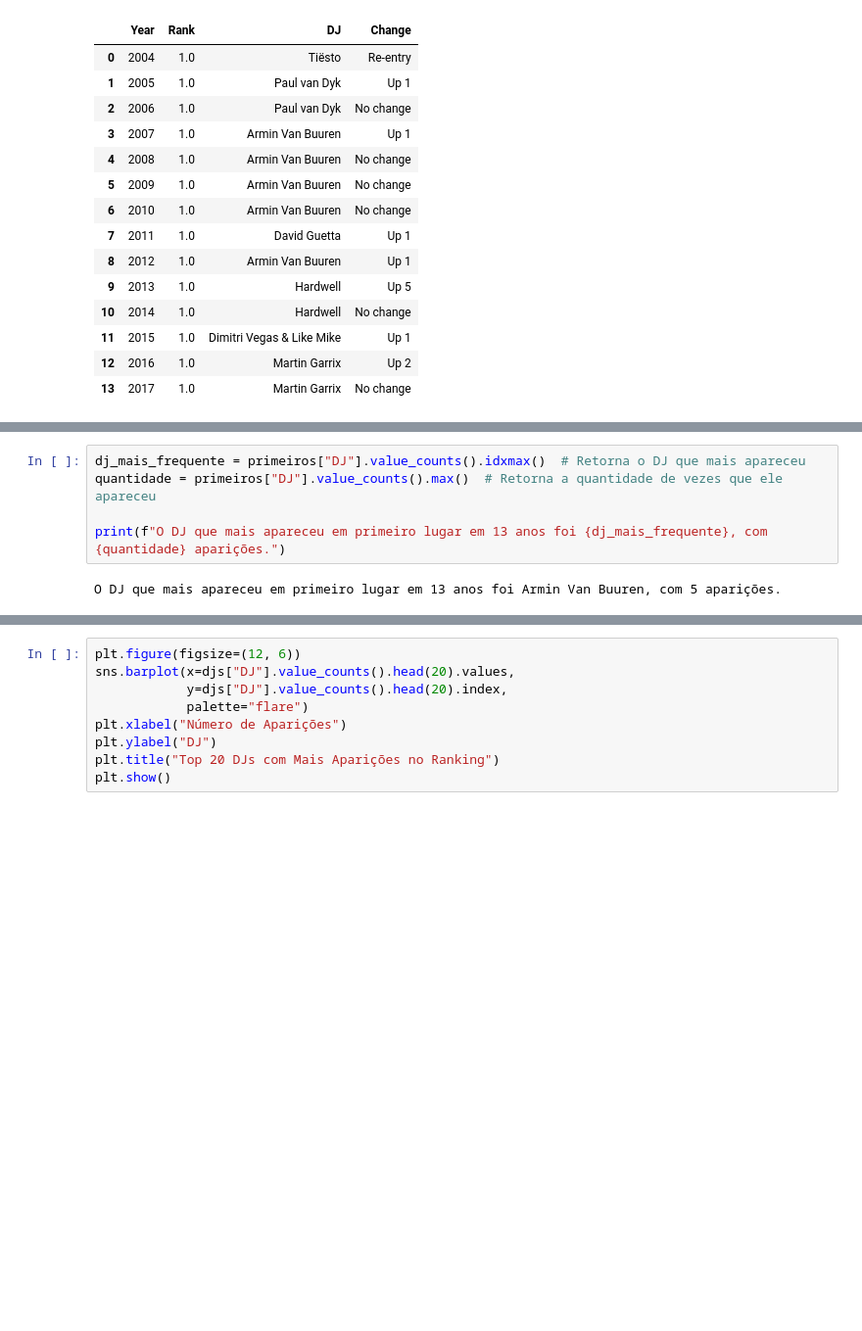
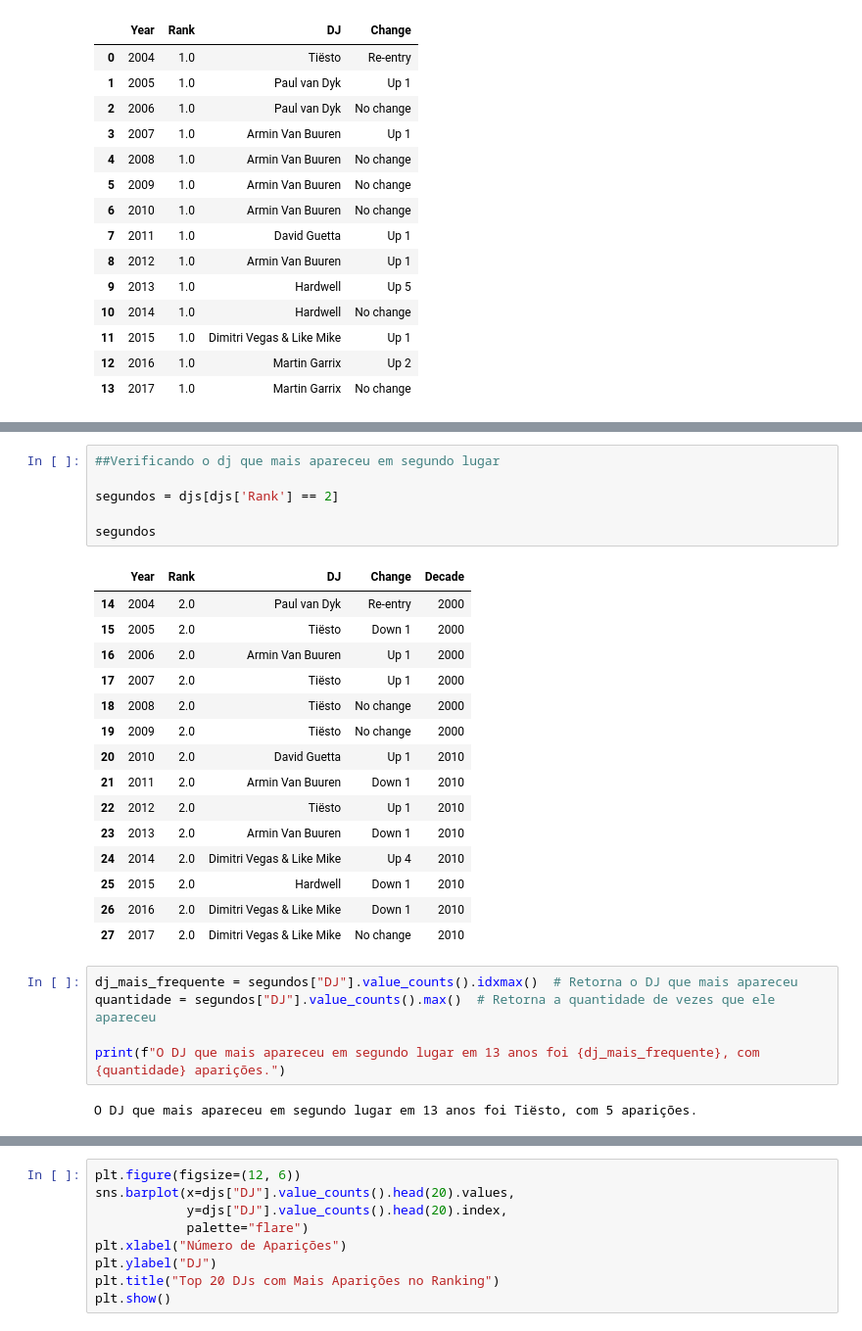
Before and after one commit to DeniseGGarcia/Projetos, a Jupyter notebook: Ranking_de_Djs_.ipynb, the cells around one changed output, grey strips where cells are left out. Shown at 98% size. Saved outputs shown, nothing was run; the diff lists cells and outputs as text; blank space fills up the shorter version.

```diff
--- a/Ranking_de_Djs_.ipynb
+++ b/Ranking_de_Djs_.ipynb
@@ -136,7 +148,29 @@ primeiros
+# %%
+##Verificando o dj que mais apareceu em segundo lugar
+
+segundos = djs[djs['Rank'] == 2]
+
+segundos
+# %% [output]
+|  | Year | Rank | DJ | Change | Decade |
+| 14 | 2004 | 2.0 | Paul van Dyk | Re-entry | 2000 |
+| 15 | 2005 | 2.0 | Tiësto | Down 1 | 2000 |
+| 16 | 2006 | 2.0 | Armin Van Buuren | Up 1 | 2000 |
+| 17 | 2007 | 2.0 | Tiësto | Up 1 | 2000 |
+| 18 | 2008 | 2.0 | Tiësto | No change | 2000 |
+| 19 | 2009 | 2.0 | Tiësto | No change | 2000 |
+| 20 | 2010 | 2.0 | David Guetta | Up 1 | 2010 |
+| 21 | 2011 | 2.0 | Armin Van Buuren | Down 1 | 2010 |
+| 22 | 2012 | 2.0 | Tiësto | Up 1 | 2010 |
+| 23 | 2013 | 2.0 | Armin Van Buuren | Down 1 | 2010 |
+| 24 | 2014 | 2.0 | Dimitri Vegas & Like Mike | Up 4 | 2010 |
+| 25 | 2015 | 2.0 | Hardwell | Down 1 | 2010 |
+| 26 | 2016 | 2.0 | Dimitri Vegas & Like Mike | Down 1 | 2010 |
+| 27 | 2017 | 2.0 | Dimitri Vegas & Like Mike | No change | 2010 |
 # %%
-dj_mais_frequente = primeiros["DJ"].value_counts().idxmax()  # Retorna o DJ que mais apareceu
-quantidade = primeiros["DJ"].value_counts().max()  # Retorna a quantidade de vezes que ele apareceu
+dj_mais_frequente = segundos["DJ"].value_counts().idxmax()  # Retorna o DJ que mais apareceu
+quantidade = segundos["DJ"].value_counts().max()  # Retorna a quantidade de vezes que ele apareceu
 
-print(f"O DJ que mais apareceu em primeiro lugar em 13 anos foi {dj_mais_frequente}, com {quantidade} aparições.")
+print(f"O DJ que mais apareceu em segundo lugar em 13 anos foi {dj_mais_frequente}, com {quantidade} aparições.")
 # %% [output]
-O DJ que mais apareceu em primeiro lugar em 13 anos foi Armin Van Buuren, com 5 aparições.
+O DJ que mais apareceu em segundo lugar em 13 anos foi Tiësto, com 5 aparições.
```
Also changed, not shown: parts of 26 cells of this notebook.
